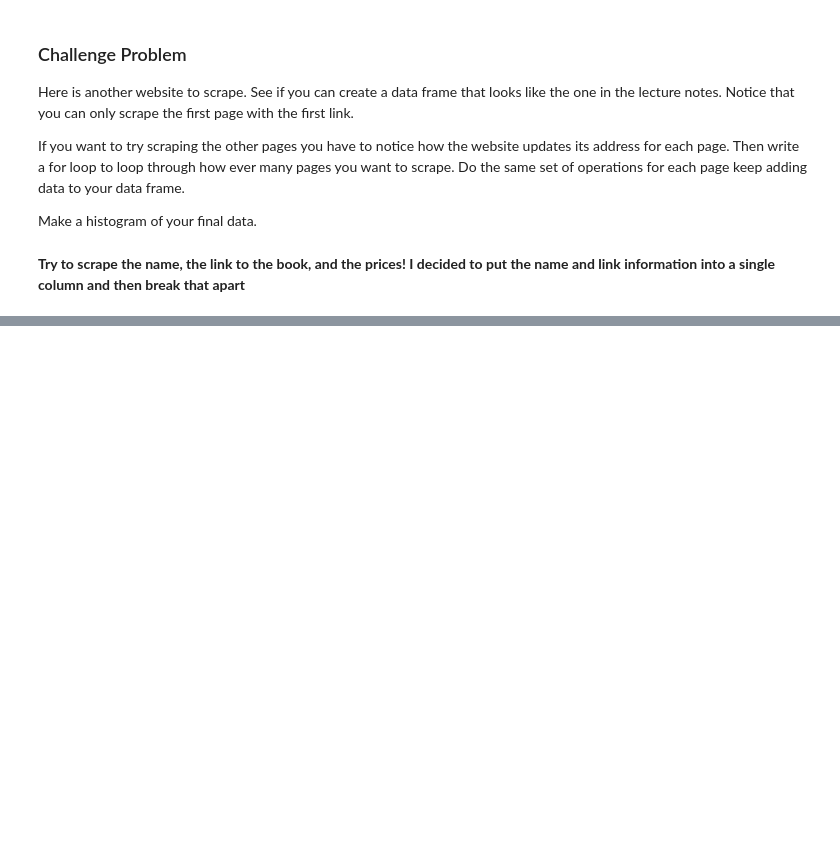
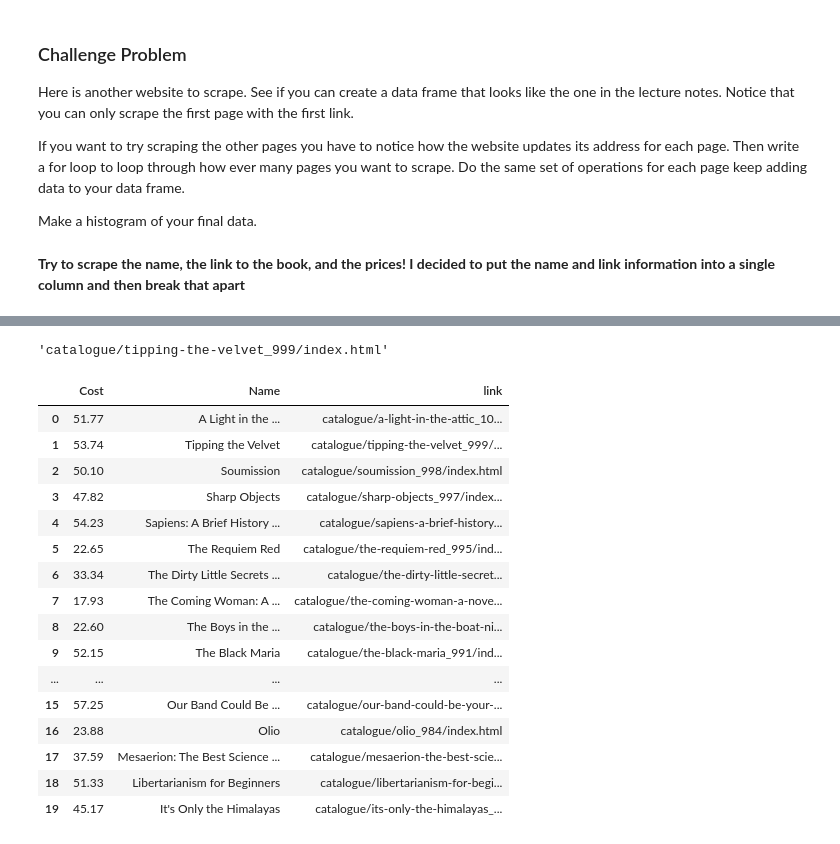
Before and after one commit to DCard2512/DATA101_Diego_Cardenas_Code, a Jupyter notebook: Day12/Day12-HW.ipynb, the cells around one changed output, grey strips where cells are left out. Drawn from its saved outputs; the diff is of its cells as text; code cells hidden in the pictures; blank space fills up the shorter version.

```diff
--- a/Day12/Day12-HW.ipynb
+++ b/Day12/Day12-HW.ipynb
@@ -328,2 +409,5 @@ result = find_all('a')
 # %% [markdown]
 **Try to scrape the name, the link to the book, and the prices! I decided to put the name and link information into a single column and then break that apart**
+# %%
+results = soup.find_all('p', class_='price_color')
+results[0].text.lstrip().rstrip().replace('Â£','')
@@ -329,0 +416,5 @@ result = find_all('a')
+# %%
+DFbook = pd.DataFrame()
+DFbook['Cost'] = results
+DFbook['Cost'] = DFbook['Cost'].apply(lambda x: x.text.lstrip().rstrip().replace('Â£',''))
+show(DFbook)
@@ -329,0 +423,5 @@ result = find_all('a')
+# %%
+results = soup.find_all('a', title=True)
+DFbook['Name'] = results
+DFbook['Name'] = DFbook['Name'].apply(lambda x : x.text)
+DFbook
@@ -329,0 +446,27 @@ result = find_all('a')
+# %%
+results = soup.find_all('a', title=True)
+results[1].get('href')
+# %% [output]
+'catalogue/tipping-the-velvet_999/index.html'
+# %%
+DFbook['link'] = results
+DFbook['link'] = DFbook['link'].apply(lambda x: x.get('href'))
+DFbook
+# %% [output]
+|  | Cost | Name | link |
+| 0 | 51.77 | A Light in the ... | catalogue/a-light-in-the-attic_10... |
+| 1 | 53.74 | Tipping the Velvet | catalogue/tipping-the-velvet_999/... |
+| 2 | 50.10 | Soumission | catalogue/soumission_998/index.html |
+| 3 | 47.82 | Sharp Objects | catalogue/sharp-objects_997/index... |
+| 4 | 54.23 | Sapiens: A Brief History ... | catalogue/sapiens-a-brief-history... |
+| 5 | 22.65 | The Requiem Red | catalogue/the-requiem-red_995/ind... |
+| 6 | 33.34 | The Dirty Little Secrets ... | catalogue/the-dirty-little-secret... |
+| 7 | 17.93 | The Coming Woman: A ... | catalogue/the-coming-woman-a-nove... |
+| 8 | 22.60 | The Boys in the ... | catalogue/the-boys-in-the-boat-ni... |
+| 9 | 52.15 | The Black Maria | catalogue/the-black-maria_991/ind... |
+| ... | ... | ... | ... |
+| 15 | 57.25 | Our Band Could Be ... | catalogue/our-band-could-be-your-... |
+| 16 | 23.88 | Olio | catalogue/olio_984/index.html |
+| 17 | 37.59 | Mesaerion: The Best Science ... | catalogue/mesaerion-the-best-scie... |
+| 18 | 51.33 | Libertarianism for Beginners | catalogue/libertarianism-for-begi... |
+| 19 | 45.17 | It's Only the Himalayas | catalogue/its-only-the-himalayas_... |
```
Also changed, not shown: parts of 13 cells of this notebook.
